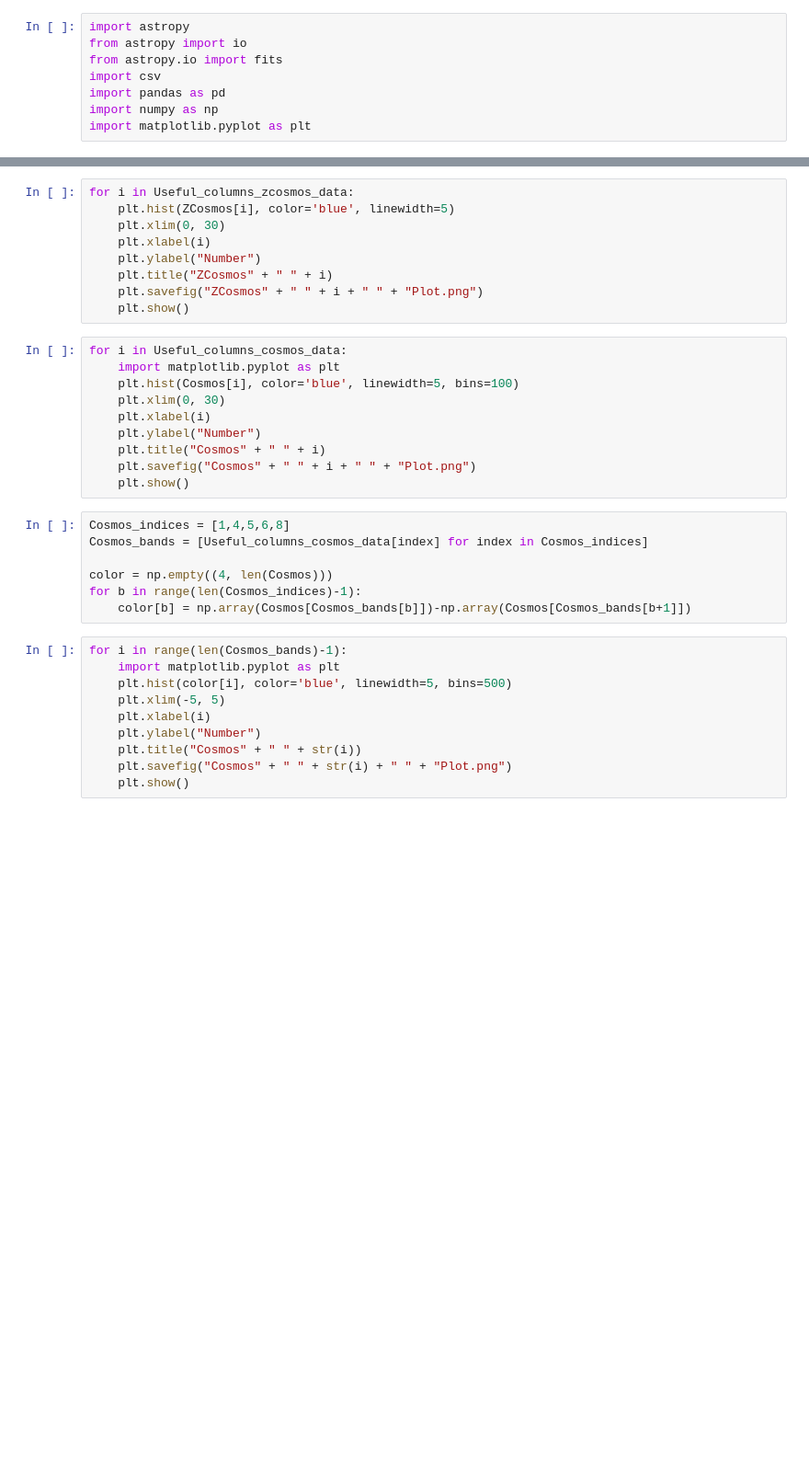
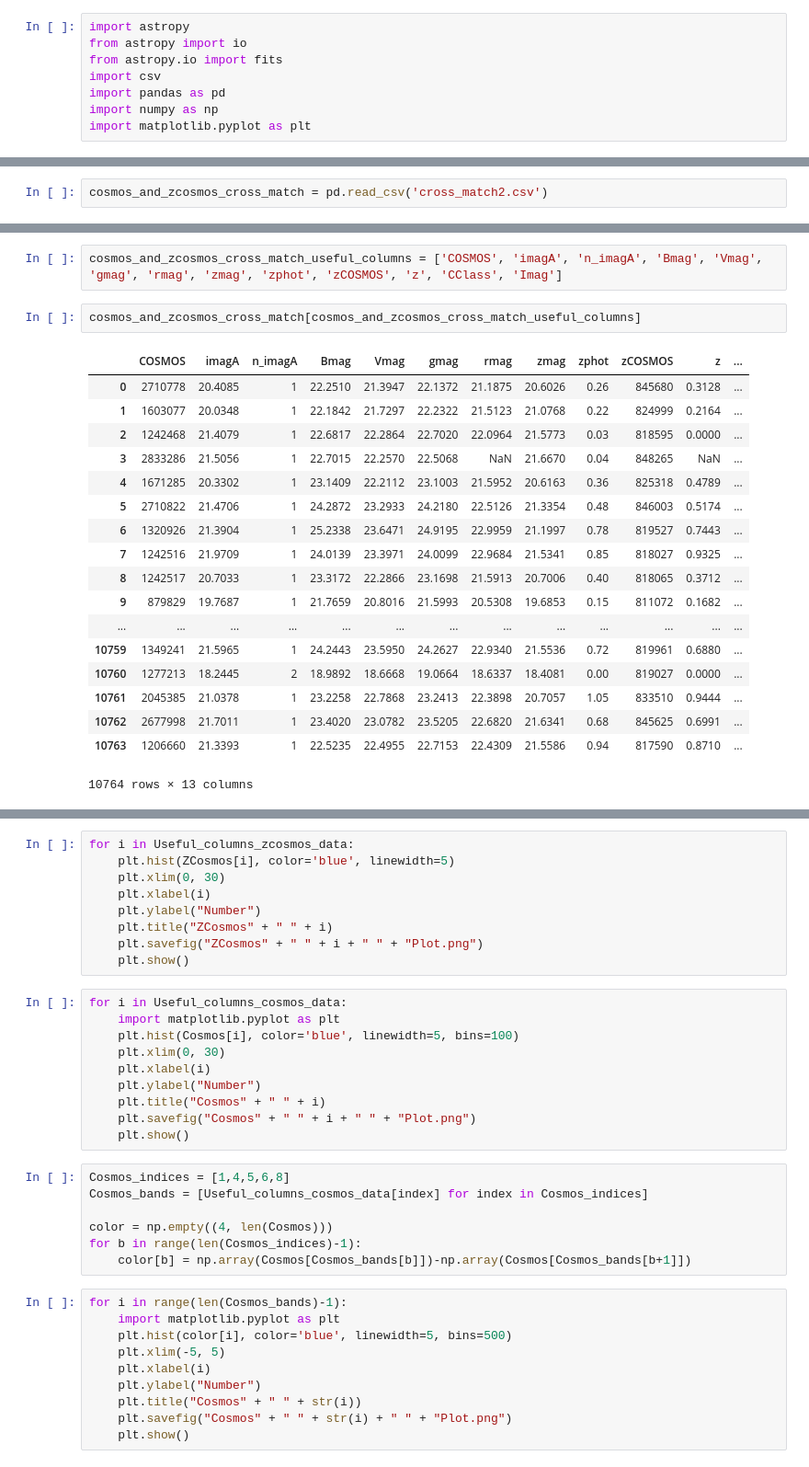
Before and after one commit to lialubit/Redshift, a Jupyter notebook: redshift.ipynb, the cells around one changed output, grey strips where cells are left out. Shown at 92% size. Cells and saved outputs as stored; diff of their text form; blank space fills up the shorter version.

```diff
--- a/redshift.ipynb
+++ b/redshift.ipynb
@@ -95,0 +99,2 @@ zCosmos_df_not_in_zcosmos.head()
+# %%
+cosmos_and_zcosmos_cross_match = pd.read_csv('cross_match2.csv')
@@ -95,0 +109,23 @@ zCosmos_df_not_in_zcosmos.head()
+# %%
+cosmos_and_zcosmos_cross_match_useful_columns = ['COSMOS', 'imagA', 'n_imagA', 'Bmag', 'Vmag', 'gmag', 'rmag', 'zmag', 'zphot', 'zCOSMOS', 'z', 'CClass', 'Imag']
+# %%
+cosmos_and_zcosmos_cross_match[cosmos_and_zcosmos_cross_match_useful_columns]
+# %% [output]
+|  | COSMOS | imagA | n_imagA | Bmag | Vmag | gmag | rmag | zmag | zphot | zCOSMOS | z | ... |
+| 0 | 2710778 | 20.4085 | 1 | 22.2510 | 21.3947 | 22.1372 | 21.1875 | 20.6026 | 0.26 | 845680 | 0.3128 | ... |
+| 1 | 1603077 | 20.0348 | 1 | 22.1842 | 21.7297 | 22.2322 | 21.5123 | 21.0768 | 0.22 | 824999 | 0.2164 | ... |
+| 2 | 1242468 | 21.4079 | 1 | 22.6817 | 22.2864 | 22.7020 | 22.0964 | 21.5773 | 0.03 | 818595 | 0.0000 | ... |
+| 3 | 2833286 | 21.5056 | 1 | 22.7015 | 22.2570 | 22.5068 | NaN | 21.6670 | 0.04 | 848265 | NaN | ... |
+| 4 | 1671285 | 20.3302 | 1 | 23.1409 | 22.2112 | 23.1003 | 21.5952 | 20.6163 | 0.36 | 825318 | 0.4789 | ... |
+| 5 | 2710822 | 21.4706 | 1 | 24.2872 | 23.2933 | 24.2180 | 22.5126 | 21.3354 | 0.48 | 846003 | 0.5174 | ... |
+| 6 | 1320926 | 21.3904 | 1 | 25.2338 | 23.6471 | 24.9195 | 22.9959 | 21.1997 | 0.78 | 819527 | 0.7443 | ... |
+| 7 | 1242516 | 21.9709 | 1 | 24.0139 | 23.3971 | 24.0099 | 22.9684 | 21.5341 | 0.85 | 818027 | 0.9325 | ... |
+| 8 | 1242517 | 20.7033 | 1 | 23.3172 | 22.2866 | 23.1698 | 21.5913 | 20.7006 | 0.40 | 818065 | 0.3712 | ... |
+| 9 | 879829 | 19.7687 | 1 | 21.7659 | 20.8016 | 21.5993 | 20.5308 | 19.6853 | 0.15 | 811072 | 0.1682 | ... |
+| ... | ... | ... | ... | ... | ... | ... | ... | ... | ... | ... | ... | ... |
+| 10759 | 1349241 | 21.5965 | 1 | 24.2443 | 23.5950 | 24.2627 | 22.9340 | 21.5536 | 0.72 | 819961 | 0.6880 | ... |
+| 10760 | 1277213 | 18.2445 | 2 | 18.9892 | 18.6668 | 19.0664 | 18.6337 | 18.4081 | 0.00 | 819027 | 0.0000 | ... |
+| 10761 | 2045385 | 21.0378 | 1 | 23.2258 | 22.7868 | 23.2413 | 22.3898 | 20.7057 | 1.05 | 833510 | 0.9444 | ... |
+| 10762 | 2677998 | 21.7011 | 1 | 23.4020 | 23.0782 | 23.5205 | 22.6820 | 21.6341 | 0.68 | 845625 | 0.6991 | ... |
+| 10763 | 1206660 | 21.3393 | 1 | 22.5235 | 22.4955 | 22.7153 | 22.4309 | 21.5586 | 0.94 | 817590 | 0.8710 | ... |
+10764 rows × 13 columns
```
Also changed, not shown: parts of 36 cells of this notebook.
